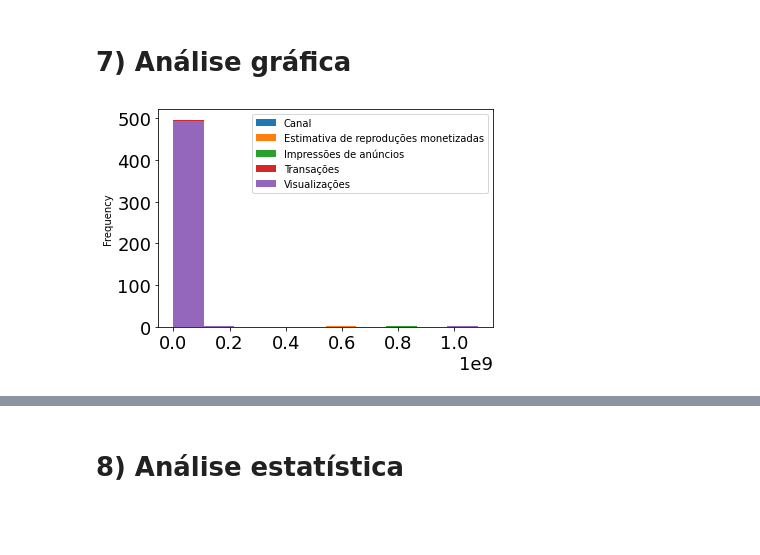
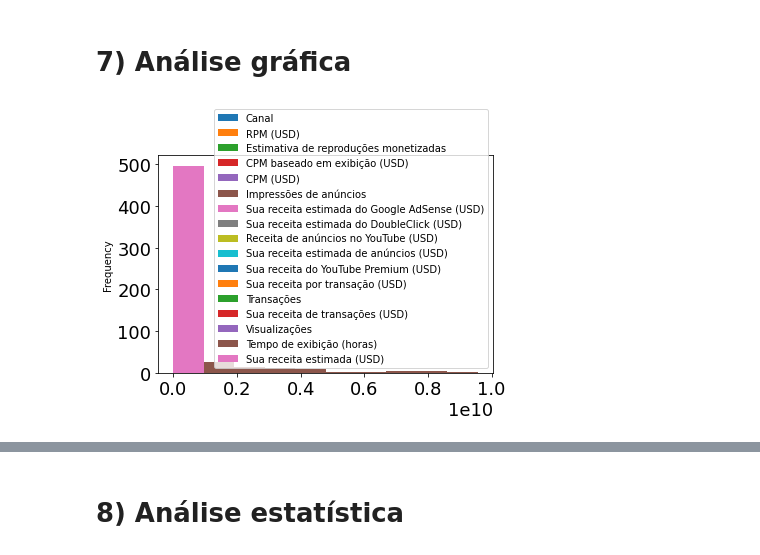
Before and after one commit to Janainareisnascimento/Adsensefinal, a Jupyter notebook: 2022_Adsense_modelagem_team_mounted.ipynb, the cells around one changed output, grey strips where cells are left out. Saved outputs shown, nothing was run; the diff lists cells and outputs as text; code cells hidden in the pictures; blank space fills up the shorter version.

```diff
--- a/2022_Adsense_modelagem_team_mounted.ipynb
+++ b/2022_Adsense_modelagem_team_mounted.ipynb
@@ -66,5 +66,5 @@ pd.options.display.float_format = '{:.2f}'.format
 # %% [markdown]
 # **5) Importando a base de dados**
 # %%
-base_afiliados = pd.read_csv("/content/drive/MyDrive/Colab Notebooks/Adsense/2022_affiliate - Csv_afiliados.csv")
-base_receitas = pd.read_csv("/content/drive/MyDrive/Colab Notebooks/Adsense/YouTube_affiliate_M_20220701_payment_summary_v1-0.csv")
+base_afiliados = pd.read_csv("/content/drive/MyDrive/Colab Notebooks/Adsense/2022_affiliate - Csv_afiliados.csv", thousands=',')
+base_monetizacao = pd.read_csv("/content/drive/MyDrive/Colab Notebooks/Adsense/2022_resultado_monetizacao - Relatorio_financeiro (1).csv", thousands=',')
@@ -206,6 +235,6 @@ dtype: int64
 # %% [markdown]
 # **7) Análise gráfica**
 # %%
-base_afiliados.plot.hist();
+base_afiliados.plot.hist("Sua receita estimada (USD)");
 # %% [output]
-[figure, old version]
+[figure, new version]
```
Also changed, not shown: parts of 21 cells of this notebook.
